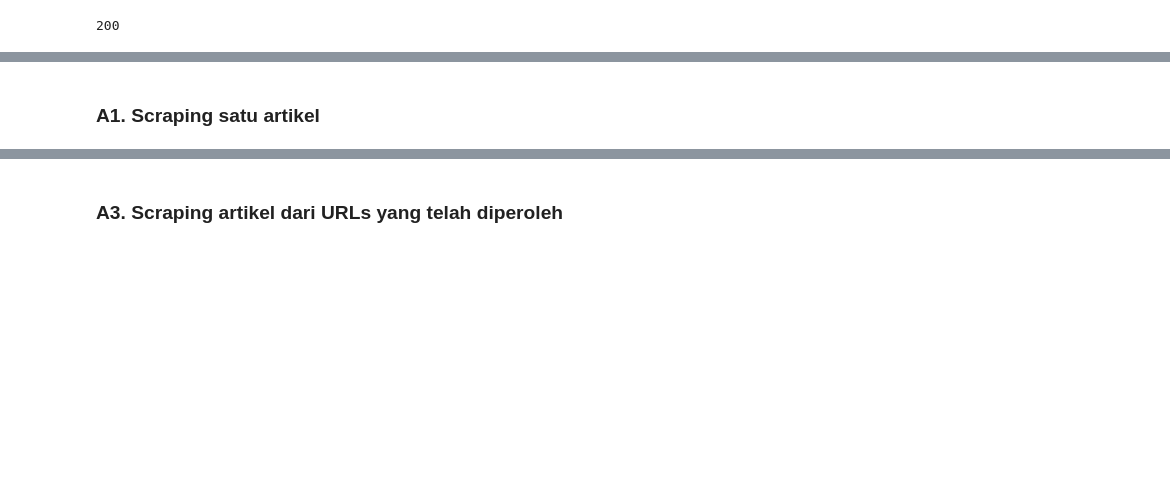
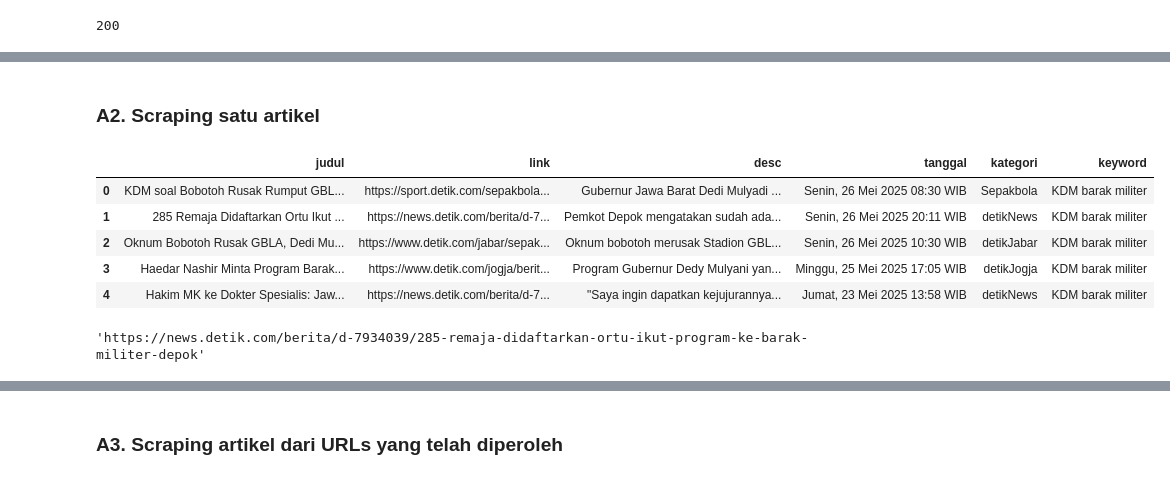
Before and after one commit to calvinrev/iprakom-scraping-sentiment, a Jupyter notebook: 1.Scraping_online_news.ipynb, the cells around one changed output, grey strips where cells are left out. Cells and saved outputs as stored; diff of their text form; code cells hidden in the pictures; blank space fills up the shorter version.

```diff
--- a/1.Scraping_online_news.ipynb
+++ b/1.Scraping_online_news.ipynb
@@ -54,5 +179,16 @@ print(response.status_code)
 # %% [markdown]
-### A1. Scraping satu artikel
+### A2. Scraping satu artikel
+# %%
+## read data
+df_read = pd.read_csv("./files/detik_links.csv", encoding='utf-8-sig')
+df_read.head()
+# %% [output]
+|  | judul | link | desc | tanggal | kategori | keyword |
+| 0 | KDM soal Bobotoh Rusak Rumput GBL... | https://sport.detik.com/sepakbola... | Gubernur Jawa Barat Dedi Mulyadi ... | Senin, 26 Mei 2025 08:30 WIB | Sepakbola | KDM barak militer |
+| 1 | 285 Remaja Didaftarkan Ortu Ikut ... | https://news.detik.com/berita/d-7... | Pemkot Depok mengatakan sudah ada... | Senin, 26 Mei 2025 20:11 WIB | detikNews | KDM barak militer |
+| 2 | Oknum Bobotoh Rusak GBLA, Dedi Mu... | https://www.detik.com/jabar/sepak... | Oknum bobotoh merusak Stadion GBL... | Senin, 26 Mei 2025 10:30 WIB | detikJabar | KDM barak militer |
+| 3 | Haedar Nashir Minta Program Barak... | https://www.detik.com/jogja/berit... | Program Gubernur Dedy Mulyani yan... | Minggu, 25 Mei 2025 17:05 WIB | detikJogja | KDM barak militer |
+| 4 | Hakim MK ke Dokter Spesialis: Jaw... | https://news.detik.com/berita/d-7... | "Saya ingin dapatkan kejujurannya... | Jumat, 23 Mei 2025 13:58 WIB | detikNews | KDM barak militer |
 # %%
 ## fungsi melakukan scraping satu artikel
 def scrape_detik_satu(url: str) -> pd.DataFrame:
@@ -91,4 +240,8 @@ def scrape_detik_satu(url: str) -> pd.DataFrame:
 
     df = pd.DataFrame([hasil])
     return df
+# %%
+df_read["link"][1]
+# %% [output]
+'https://news.detik.com/berita/d-7934039/285-remaja-didaftarkan-ortu-ikut-program-ke-barak-militer-depok'
 # %%
```
Also changed, not shown: parts of 24 cells of this notebook, 4 other files.
